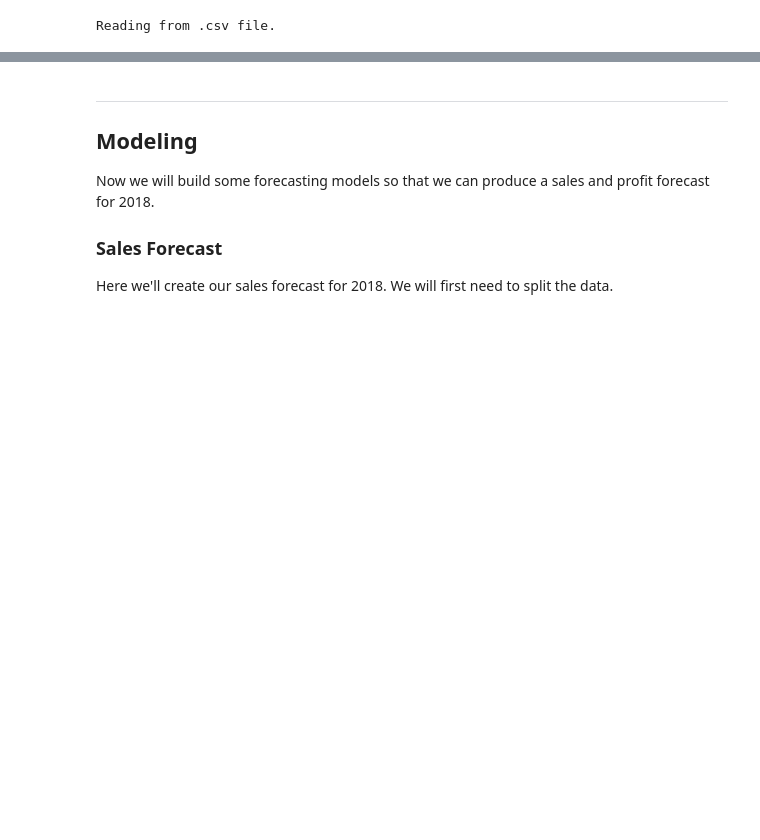
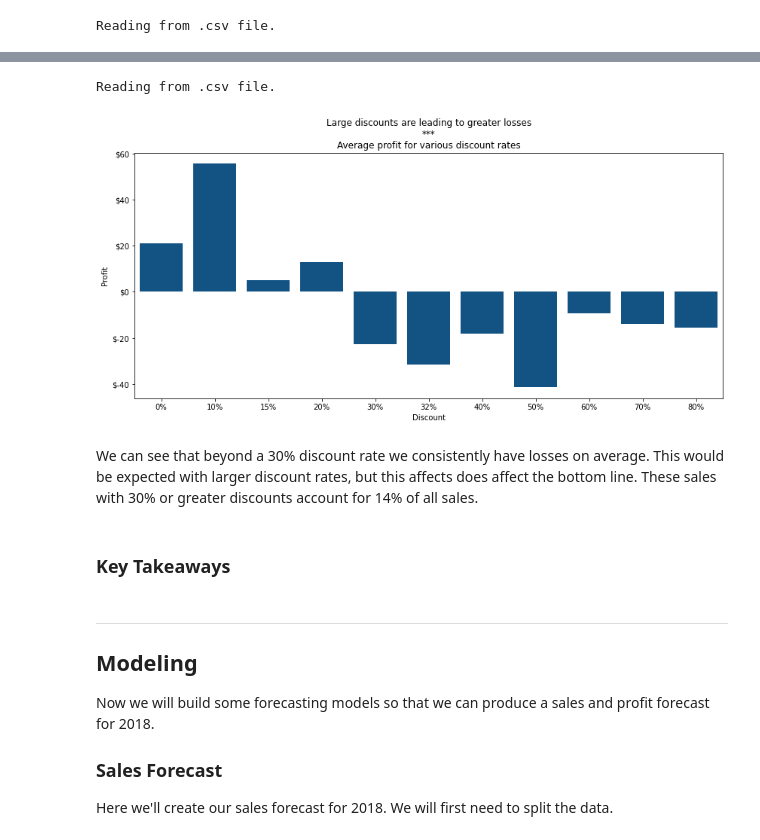
Before and after one commit to Innis-Superstore-Sales/time-series-project, a Jupyter notebook: superstore_sales_report.ipynb, the cells around one changed output, grey strips where cells are left out. Drawn from its saved outputs; the diff is of its cells as text; code cells hidden in the pictures; blank space fills up the shorter version.

```diff
--- a/superstore_sales_report.ipynb
+++ b/superstore_sales_report.ipynb
@@ -81,3 +80,14 @@ In the visualizations below we aim to answer some questions about the data. Deta
+# %%
+# Here we plot the average profit for each discount rate offered in the sales data.
+
+plot_discount_and_profit()
+# %% [output]
+Reading from .csv file.
+[figure, added]
+# %% [markdown]
+We can see that beyond a 30% discount rate we consistently have losses on average. This would be expected with larger discount rates, but this affects does affect the bottom line. These sales with 30% or greater discounts account for 14% of all sales.
+# %% [markdown]
+### Key Takeaways
 # %% [markdown]
 ___
 
```
Also changed, not shown: parts of 3 cells of this notebook, 3 other files.
